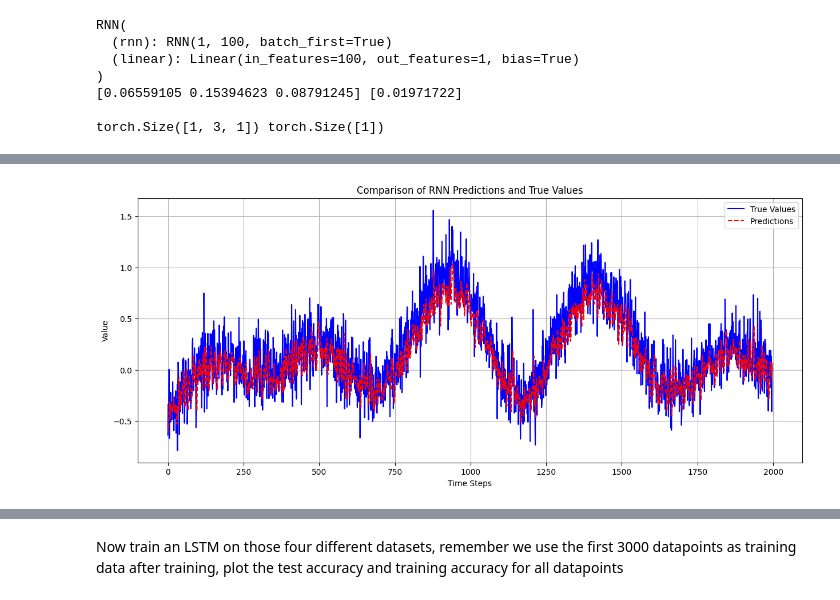
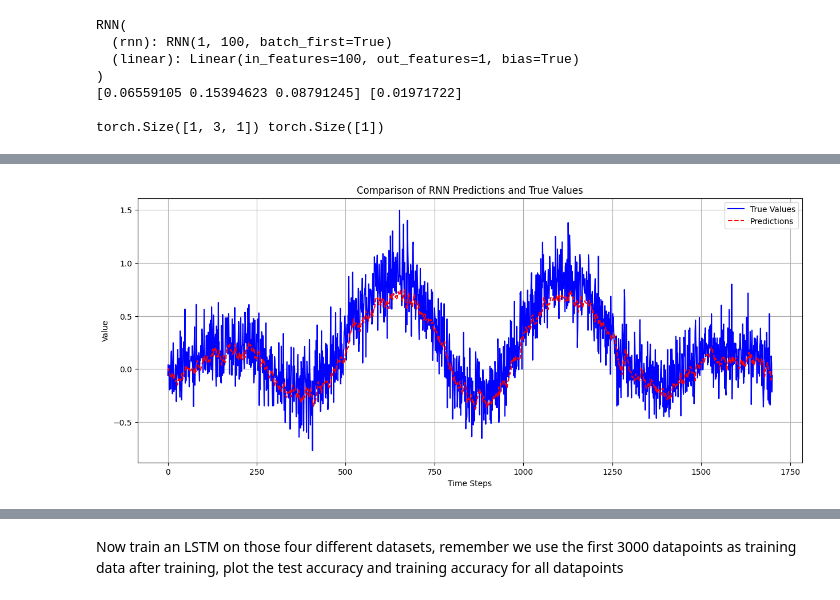
Before and after one commit to Ahmadar91/ML, a Jupyter notebook: Lab 5 - RNN and LSTM.ipynb, the cells around one changed output, grey strips where cells are left out. Saved outputs shown, nothing was run; the diff lists cells and outputs as text; code cells hidden in the pictures.

```diff
--- a/Lab 5 - RNN and LSTM.ipynb
+++ b/Lab 5 - RNN and LSTM.ipynb
@@ -169,0 +119,27 @@ plt.show()
+# %%
+# LSTM
+class OurLSTM(nn.Module):
+    def __init__(self, input_size=1, hidden_layer_size=100, output_size=1):
+        super(OurLSTM,self).__init__()
+        self.hidden_layer_size=hidden_layer_size
+        nr_of_layers_in_lstm=1
+
+        self.lstm=nn.LSTM(input_size,self.hidden_layer_size,nr_of_layers_in_lstm,
+                        batch_first=True)
+
+        self.linear = nn.Linear(hidden_layer_size,output_size)
+
+    def forward(self,input_seq):
+        h0= (torch.zeros(1,1,self.hidden_layer_size),
+             torch.zeros(1,1,self.hidden_layer_size))
+        lstm_out,h0 = self.lstm(input_seq,h0)
+        out=self.linear(lstm_out)
+        return out[0][-1]
+
+model=OurLSTM()
+print(model)
+print(train_inout_seq_3[0][0], train_inout_seq_3[0][1])
+sequence = torch.Tensor(train_inout_seq_3[0][0].reshape(1, train_window_3, 1))
+out = model(sequence)
+print()
+print(sequence.shape, out.shape)
@@ -237,23 +268,23 @@ Epoch 8 - Training Loss: 0.050803, Test Loss: 0.057207
 # %%
-model.eval()
+model_rnn.eval()
 predictions = []
 
 with torch.no_grad():
-    for seq, true_val in test_inout_seq_3:
-        seq_tensor = torch.Tensor(seq.reshape(1, train_window_3, 1))
-        predicted_val = model(seq_tensor)
+    for seq, true_val in test_inout_seq_300:
+        seq_tensor = torch.Tensor(seq.reshape(1, train_window_300, 1))
+        predicted_val = model_rnn(seq_tensor)
         predictions.append(predicted_val.item())
 
-actual_values = [label[0] for _, label in test_inout_seq_3]
+actual_values = [label[0] for _, label in test_inout_seq_300]
 
 plt.figure(figsize=(15, 6))
 plt.plot(actual_values, label="True Values", color="blue")
 plt.plot(predictions, label="Predictions", color="red", linestyle="dashed")
 plt.title("Comparison of RNN Predictions and True Values")
 plt.xlabel("Time Steps")
 plt.ylabel("Value")
 plt.legend()
 plt.grid(True)
 plt.show()
 # %% [output]
-[figure, old version]
+[figure, new version]
```
Also changed, not shown: parts of 15 cells of this notebook.
